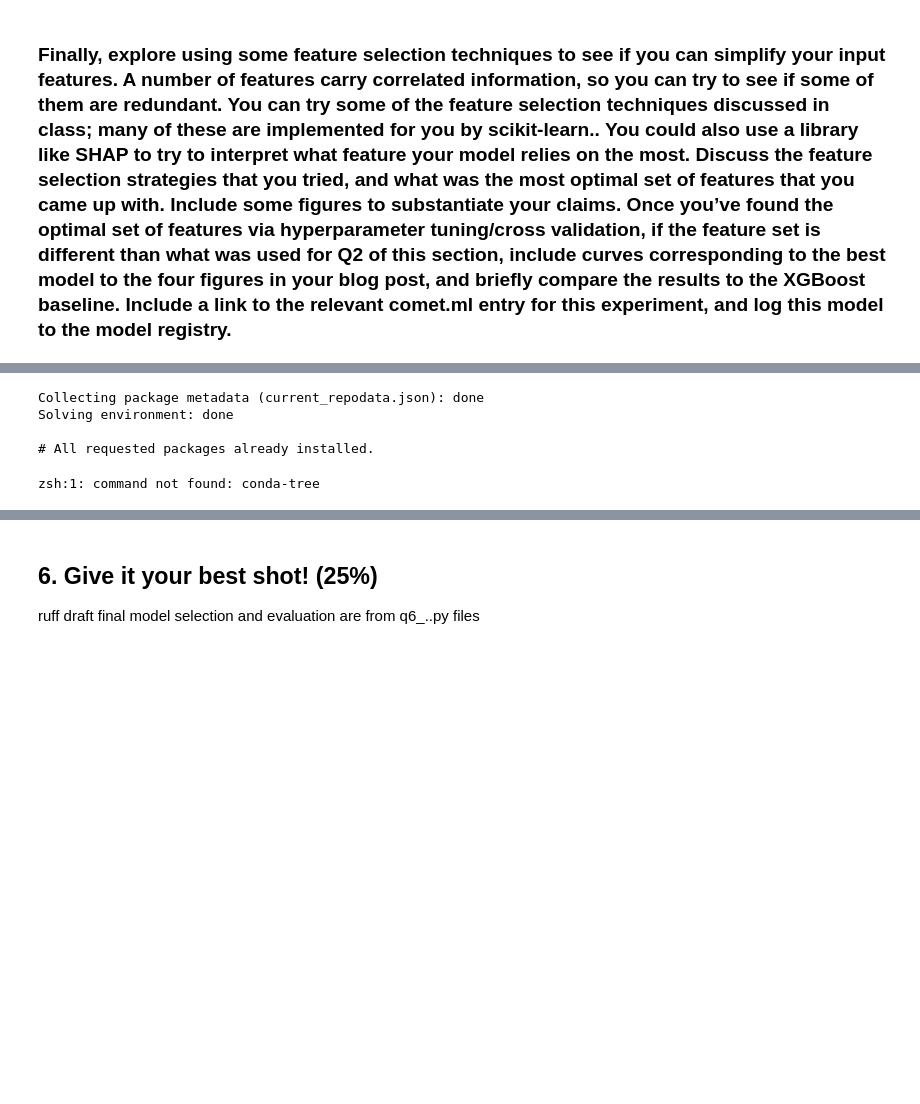
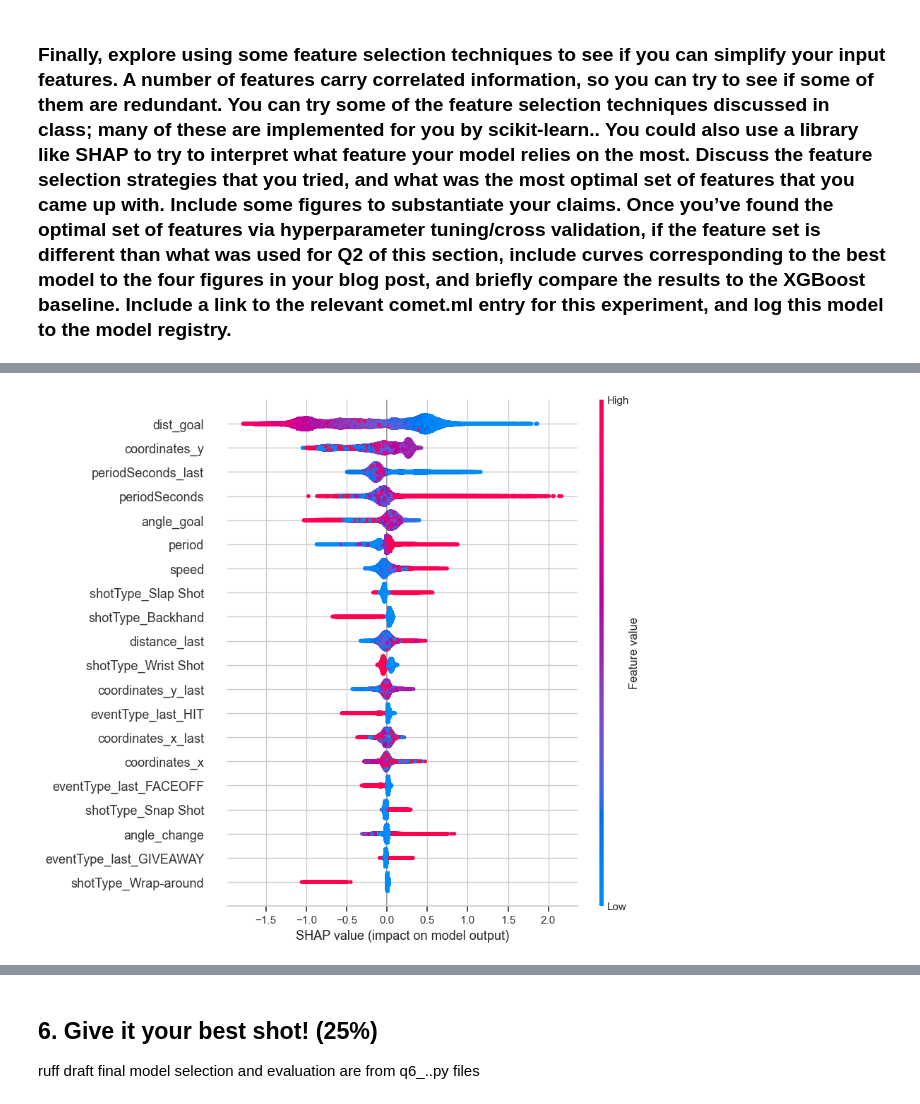
Before and after one commit to Jawing/ift6758-project-template-main, a Jupyter notebook: milestone2.ipynb, the cells around one changed output, grey strips where cells are left out. Saved outputs shown, nothing was run; the diff lists cells and outputs as text; code cells hidden in the pictures; blank space fills up the shorter version.

```diff
--- a/milestone2.ipynb
+++ b/milestone2.ipynb
@@ -1329,13 +1315,12 @@ ERROR: Command errored out with exit status 1: /opt/homebrew/Caskroom/miniforge/
 # %%
-!conda install --yes -c conda-forge shap
-# !conda install --yes xgboost
+X_importance = X_test_1
+
+# Explain model predictions using shap library:
+explainer = shap.TreeExplainer(XGB_2)
+shap_values = explainer.shap_values(X_importance)
-# %% [output]
-Collecting package metadata (current_repodata.json): done
-Solving environment: done
-
-# All requested packages already installed.
 # %%
-# ! conda-tree whoneeds -t numpy
+# Plot summary_plot
+shap.summary_plot(shap_values, X_importance)
 # %% [output]
-zsh:1: command not found: conda-tree
+[figure, added]
 # %%
```
Also changed, not shown: parts of 42 cells of this notebook, 10 other files.
